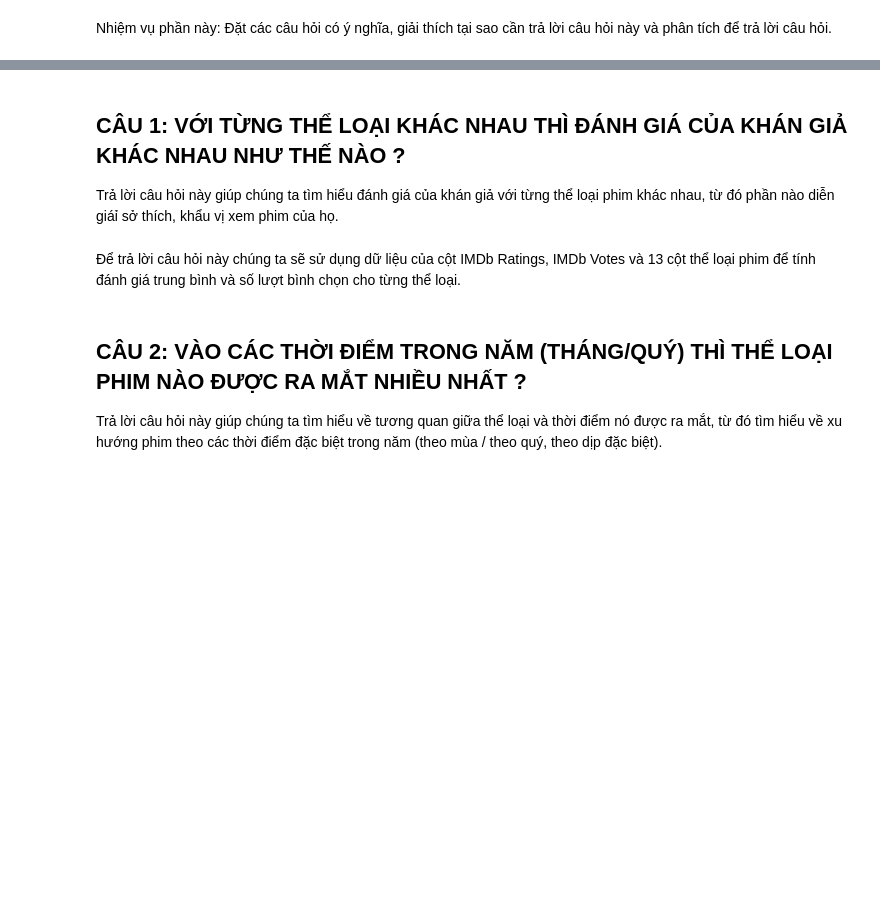
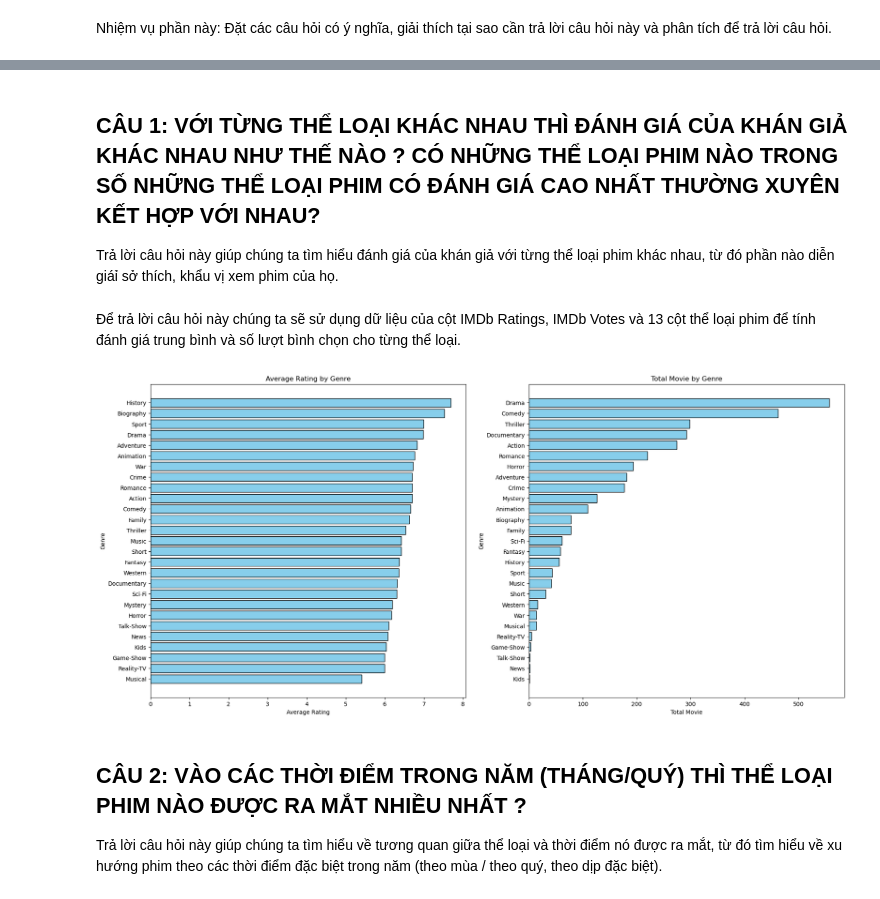
Before and after one commit to alpaca3000/IntroToDS, a Jupyter notebook: Source_codes/AnsweringQuestion.ipynb, the cells around one changed output, grey strips where cells are left out. Drawn from its saved outputs; the diff is of its cells as text; code cells hidden in the pictures; blank space fills up the shorter version.

```diff
--- a/Source_codes/AnsweringQuestion.ipynb
+++ b/Source_codes/AnsweringQuestion.ipynb
@@ -5,0 +14,3 @@ Nhiệm vụ phần này: Đặt các câu hỏi có ý nghĩa, giải thích t
+# %%
+df = pd.read_csv('../Data/movie_data.csv')
+df.head()
@@ -6,5 +25,5 @@ Nhiệm vụ phần này: Đặt các câu hỏi có ý nghĩa, giải thích t
 # %% [markdown]
-## CÂU 1: VỚI TỪNG THỂ LOẠI KHÁC NHAU THÌ ĐÁNH GIÁ CỦA KHÁN GIẢ KHÁC NHAU NHƯ THẾ NÀO ?
+## CÂU 1: VỚI TỪNG THỂ LOẠI KHÁC NHAU THÌ ĐÁNH GIÁ CỦA KHÁN GIẢ KHÁC NHAU NHƯ THẾ NÀO ? CÓ NHỮNG THỂ LOẠI PHIM NÀO TRONG SỐ NHỮNG THỂ LOẠI PHIM CÓ ĐÁNH GIÁ CAO NHẤT THƯỜNG XUYÊN KẾT HỢP VỚI NHAU?
 
 Trả lời câu hỏi này giúp chúng ta tìm hiểu đánh giá của khán giả với từng thể loại phim khác nhau, từ đó phần nào diễn giáỉ sở thích, khẩu vị xem phim của họ.
 # %% [markdown]
@@ -12,3 +61,39 @@ Trả lời câu hỏi này giúp chúng ta tìm hiểu đánh giá của khán
+# %%
+C = data['IMDb Votes'].mean()
+m = data['IMDb Rating'].mean()
+
+genre_avg_rating = []
+
+for genre in genre_columns:
+    filtered_movies = data[data[genre] == 1]
+    total_votes = filtered_movies['IMDb Votes'].sum()
+    total_movie = filtered_movies['IMDb Rating'].count()
+
+    # Bayesian Average
+    bayesian_avg = (C * m + (filtered_movies['IMDb Rating'] * filtered_movies['IMDb Votes']).sum()) / (C + total_votes)
+    genre_avg_rating.append((genre, total_movie, bayesian_avg))
+
+avg_rating_df = pd.DataFrame(genre_avg_rating, columns = ['Genre', 'Total Movie', 'Average Rating'])
+# %%
+genre_most_movie = avg_rating_df.sort_values(by='Total Movie', ascending=True)
+avg_rating_df.sort_values(by='Average Rating', ascending=True, inplace=True)
+# %%
+fig, ax = plt.subplots(1, 2, figsize=(22, 10))
+
+ax[0].barh(avg_rating_df['Genre'], avg_rating_df['Average Rating'], color='skyblue', edgecolor='black')
+ax[0].set_xlabel('Average Rating')
+ax[0].set_ylabel('Genre')
+ax[0].set_title('Average Rating by Genre')
+
+
+ax[1].barh(genre_most_movie['Genre'], genre_most_movie['Total Movie'], color='skyblue', edgecolor='black')
+ax[1].set_xlabel('Total Movie')
+ax[1].set_ylabel('Genre')
+ax[1].set_title('Total Movie by Genre')
+
+plt.show()
+# %% [output]
+[figure, added]
 # %% [markdown]
 ## CÂU 2: VÀO CÁC THỜI ĐIỂM TRONG NĂM (THÁNG/QUÝ) THÌ THỂ LOẠI PHIM NÀO ĐƯỢC RA MẮT NHIỀU NHẤT ?
 
```
Also changed, not shown: parts of 4 cells of this notebook.
